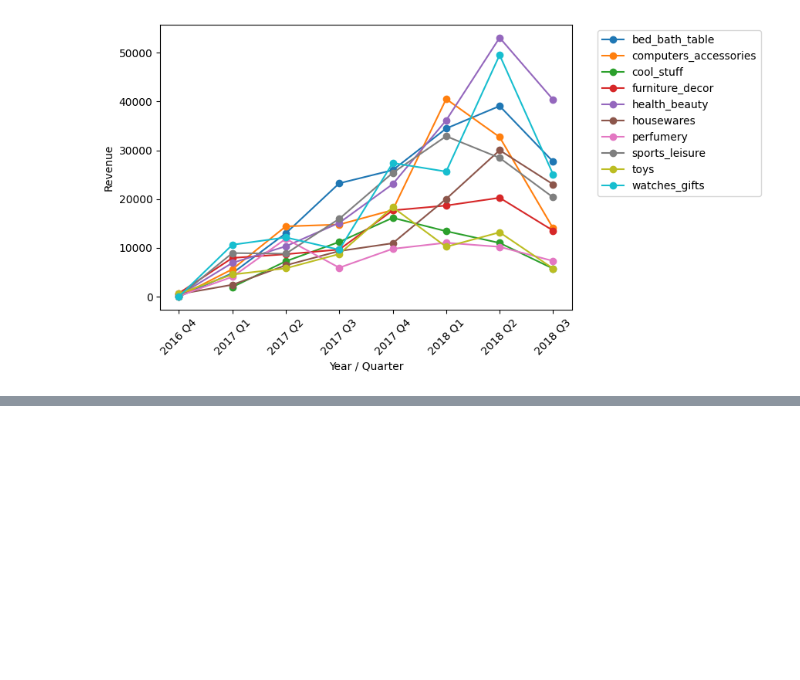
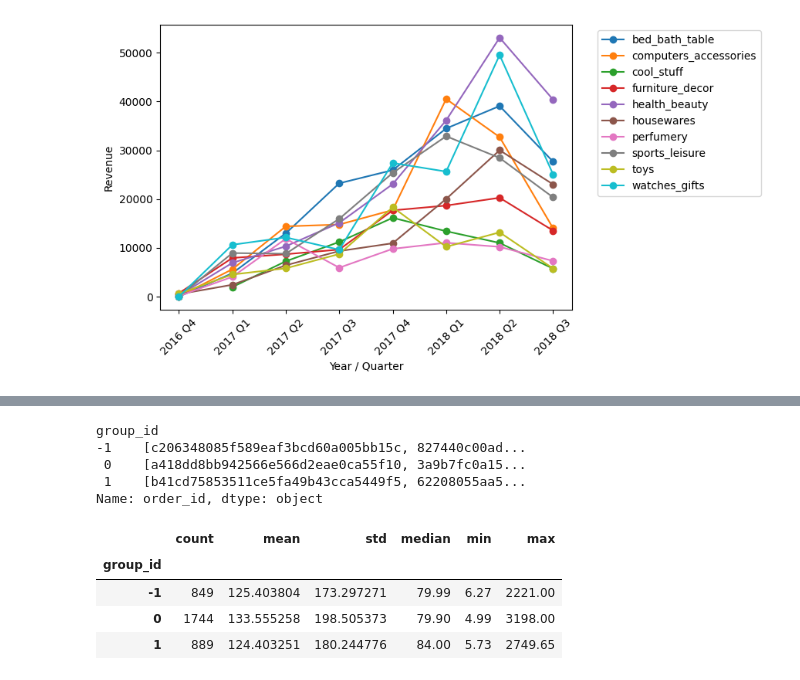
Before and after one commit to Vierinsky/ecommerce-analytics-python-sql, a Jupyter notebook: notebooks/eda.ipynb, the cells around one changed output, grey strips where cells are left out. Saved outputs shown, nothing was run; the diff lists cells and outputs as text; code cells hidden in the pictures; blank space fills up the shorter version.

```diff
--- a/notebooks/eda.ipynb
+++ b/notebooks/eda.ipynb
@@ -1045,0 +1048,12 @@ plt.show()
+# %%
+YEAR, QUARTER = 2018, 2     # Choosen year and quarter
+
+sql = """
+SELECT order_id, order_revenue, year, quarter, customer_id, group_id
+FROM analytics.vw_ab_orders_sp
+WHERE year = %(y)s AND quarter = %(q)s
+"""
+
+ab = pd.read_sql(sql, con=engine, params={"y": YEAR, "q" : QUARTER})
+
+len(ab), ab.head()
@@ -1045,0 +1075,17 @@ plt.show()
+# %%
+# Sanity checks
+ab.groupby("group_id")["order_id"].unique()
+# %% [output]
+group_id
+-1    [c206348085f589eaf3bcd60a005bb15c, 827440c00ad...
+ 0    [a418dd8bb942566e566d2eae0ca55f10, 3a9b7fc0a15...
+ 1    [b41cd75853511ce5fa49b43cca5449f5, 62208055aa5...
+Name: order_id, dtype: object
+# %%
+ab.groupby("group_id")["order_revenue"].agg(["count","mean","std","median","min","max"])
+# %% [output]
+|  | count | mean | std | median | min | max |
+| group_id |  |  |  |  |  |  |
+| -1 | 849 | 125.403804 | 173.297271 | 79.99 | 6.27 | 2221.00 |
+| 0 | 1744 | 133.555258 | 198.505373 | 79.90 | 4.99 | 3198.00 |
+| 1 | 889 | 124.403251 | 180.244776 | 84.00 | 5.73 | 2749.65 |
```
Also changed, not shown: parts of 2 cells of this notebook, 1 other file.
